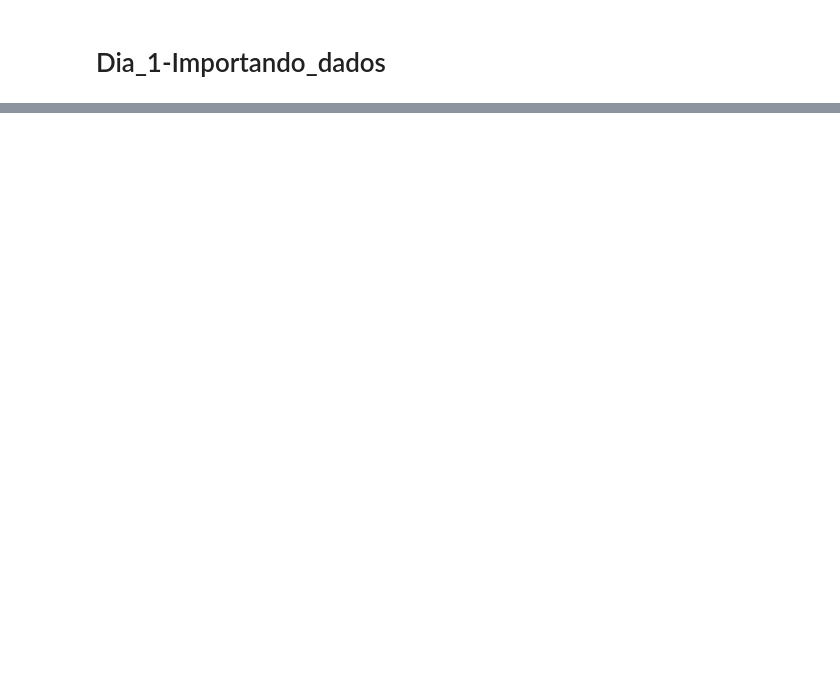
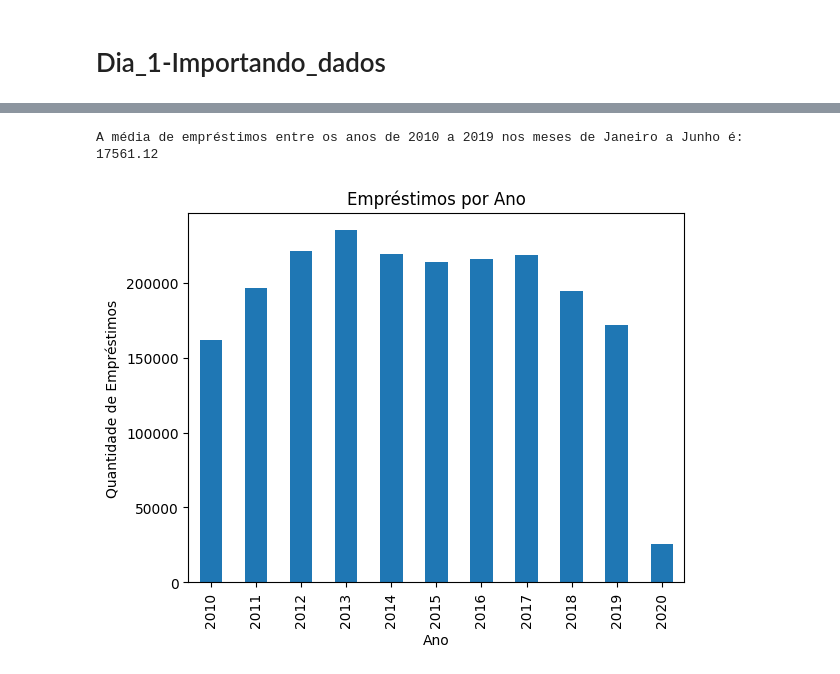
Before and after one commit to JNarimatsu/7_Days_of_Code_Alura-Python-Pandas, a Jupyter notebook: 7DaysOfCode.ipynb, the cells around one changed output, grey strips where cells are left out. Saved outputs shown, nothing was run; the diff lists cells and outputs as text; code cells hidden in the pictures; blank space fills up the shorter version.

```diff
--- a/7DaysOfCode.ipynb
+++ b/7DaysOfCode.ipynb
@@ -138,0 +222,18 @@ emprestimo_completo.to_csv('emprestimo_completo.csv', index=False)
+# %%
+# Extraindo o ano da coluna 'data_emprestimo'
+emprestimo_completo['ano_emprestimo'] = emprestimo_completo['data_emprestimo'].dt.year
+# %%
+# Extraindo o mês da coluna 'data_emprestimo'
+emprestimo_completo['mes_emprestimo'] = emprestimo_completo['data_emprestimo'].dt.month
+
+#Criando um dicionário para converter os meses de números para nomes
+meses_portugues = {
+    1: 'Janeiro', 2: 'Fevereiro', 3: 'Março', 4: 'Abril',
+    5: 'Maio', 6: 'Junho', 7: 'Julho', 8: 'Agosto',
+    9: 'Setembro', 10: 'Outubro', 11: 'Novembro', 12: 'Dezembro'
+}
+
+# Convertendo os números dos meses em nomes em portguês
+emprestimo_completo['mes_emprestimo'] = emprestimo_completo['mes_emprestimo'].map(meses_portugues)
+# %%
+emprestimo_completo['hora'] = emprestimo_completo['data_emprestimo'].dt.time
@@ -138,0 +256,5 @@ emprestimo_completo.to_csv('emprestimo_completo.csv', index=False)
+# %%
+# agrupando ano e contando o número de empréstimos
+emprestimos_por_ano = emprestimo_completo.groupby('ano_emprestimo')['id_emprestimo'].count()
+emprestimos_por_mes = emprestimo_completo.groupby('mes_emprestimo')['id_emprestimo'].count()
+emprestimo_por_hora = emprestimo_completo.groupby('hora')['id_emprestimo'].count()
@@ -138,0 +288,24 @@ emprestimo_completo.to_csv('emprestimo_completo.csv', index=False)
+# %%
+# Filtrar o DataFrame para os anos entre 2010 e 2019 e meses de Janeiro a Junho
+emprestimos_jan_jun_2010_2019 = emprestimo_completo[
+    (emprestimo_completo['ano_emprestimo'] >= 2010) &
+    (emprestimo_completo['ano_emprestimo'] <= 2019) &
+    (emprestimo_completo['mes_emprestimo'].isin(['Janeiro', 'Fevereiro', 'Março', 'Abril', 'Maio', 'Junho']))
+]
+
+# Calcular a média de empréstimos para o período
+media_emprestimos_jan_jun_2010_2019 = emprestimos_jan_jun_2010_2019['id_emprestimo'].count() / emprestimos_jan_jun_2010_2019['ano_emprestimo'].nunique() / emprestimos_jan_jun_2010_2019['mes_emprestimo'].nunique()
+
+
+# Exibir a média
+print(f"A média de empréstimos entre os anos de 2010 a 2019 nos meses de Janeiro a Junho é: {media_emprestimos_jan_jun_2010_2019:.2f}")
+# %% [output]
+A média de empréstimos entre os anos de 2010 a 2019 nos meses de Janeiro a Junho é: 17561.12
+# %%
+emprestimos_por_ano.plot(kind='bar')
+plt.xlabel('Ano')
+plt.ylabel('Quantidade de Empréstimos')
+plt.title('Empréstimos por Ano')
+plt.show()
+# %% [output]
+[figure, added]
```
Also changed, not shown: parts of 24 cells of this notebook.
